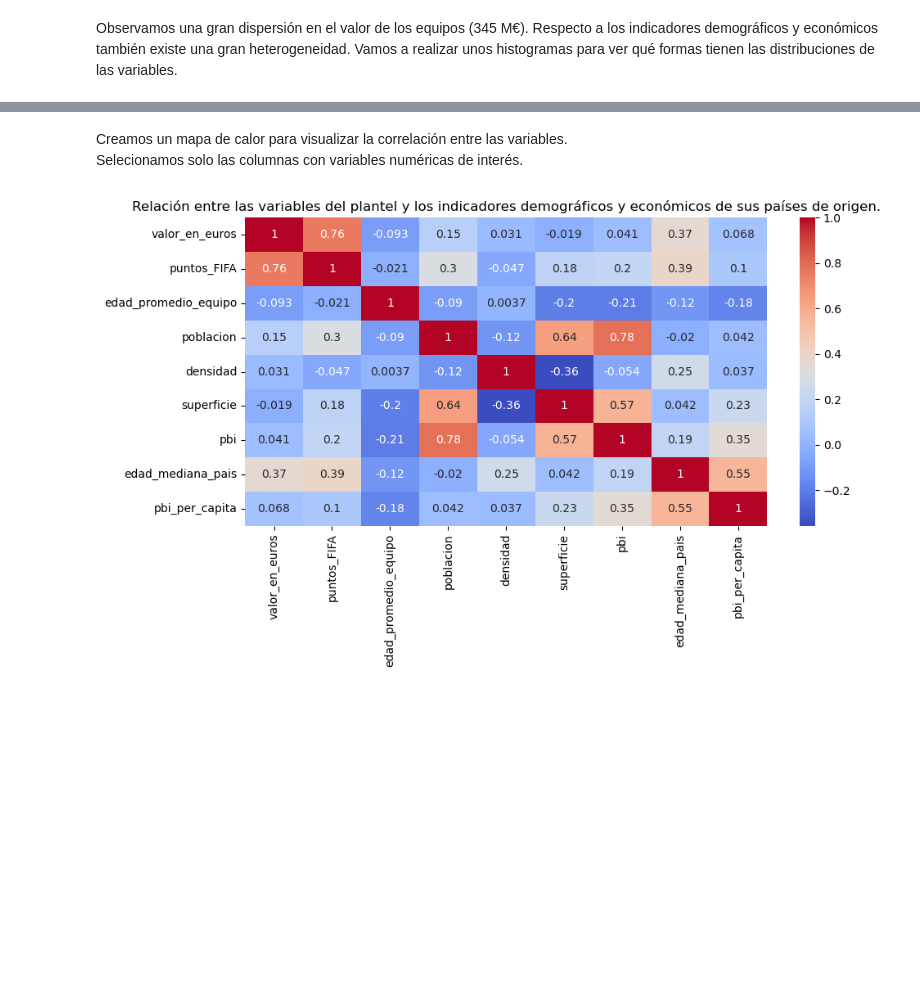
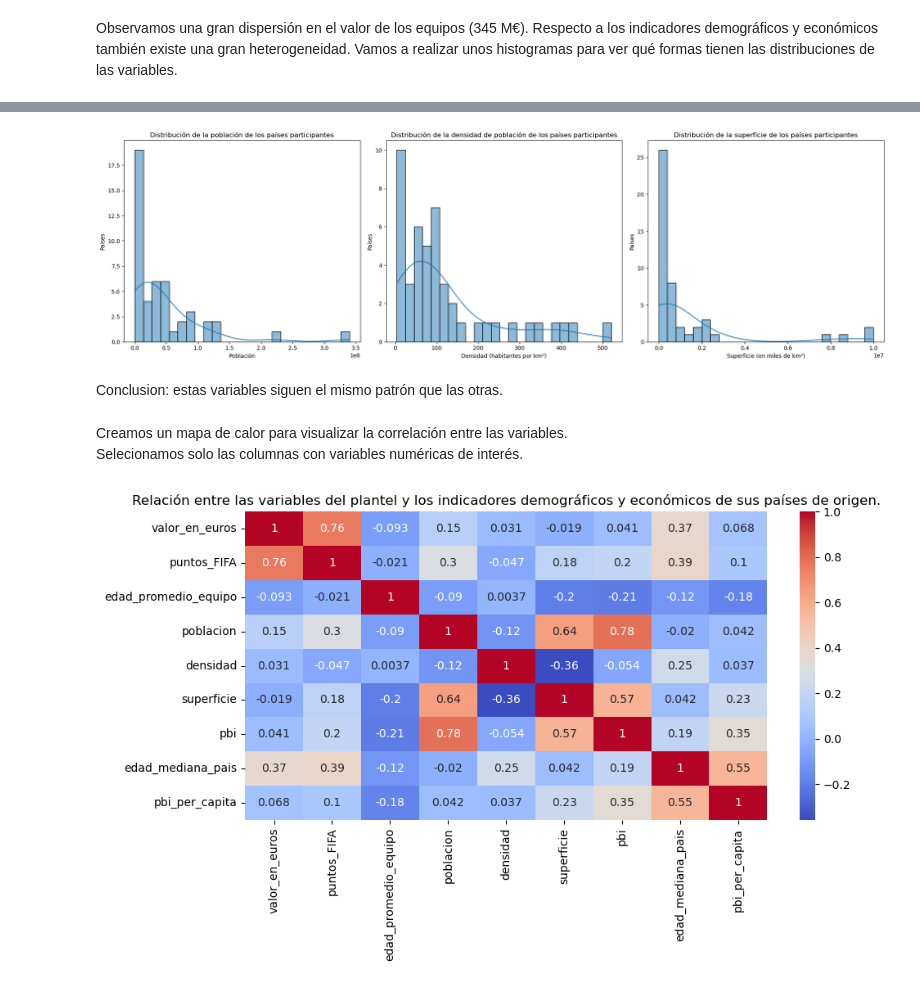
Before and after one commit to gleo1973/tp-laboratorio-mcag-1c2026, a Jupyter notebook: Laboratorio_TP_2026.ipynb, the cells around one changed output, grey strips where cells are left out. Cells and saved outputs as stored; diff of their text form; code cells hidden in the pictures; blank space fills up the shorter version.

```diff
--- a/Laboratorio_TP_2026.ipynb
+++ b/Laboratorio_TP_2026.ipynb
@@ -546,3 +559,28 @@ Conclusión: los tres histogramas muestran asimetría positiva (sesgo a la derec
+# %%
+fig, axes = plt.subplots(1, 3, figsize=(20, 6))
+
+sns.histplot(df_filtrado["poblacion"], bins=25, kde=True, ax=axes[0]) #usamos el dataset filtrado para no incluir la informacion de Inglaterra y evitar duplicados
+axes[0].set_title("Distribución de la población de los países participantes")
+axes[0].set_xlabel("Población")
+axes[0].set_ylabel("Países")
+
+sns.histplot(df_filtrado["densidad"], bins=25, kde=True, ax=axes[1]) #usamos el dataset filtrado para no incluir la informacion de Inglaterra y evitar duplicados
+axes[1].set_title("Distribución de la densidad de población de los países participantes")
+axes[1].set_xlabel("Densidad (habitantes por km²)")
+axes[1].set_ylabel("Países")
+
+sns.histplot(df_filtrado["superficie"], bins=25, kde=True, ax=axes[2]) #usamos el dataset filtrado para no incluir la informacion de Inglaterra y evitar duplicados
+axes[2].set_title("Distribución de la superficie de los países participantes")
+axes[2].set_xlabel("Superficie (en miles de km²)")
+axes[2].set_ylabel("Países")
+
+plt.tight_layout()
+plt.savefig("imagenes/histogramas_poblacion_densidad_superficie.png")
+plt.show()
+# %% [output]
+[figure, added]
+# %% [markdown]
+Conclusion: estas variables siguen el mismo patrón que las otras.
 # %% [markdown]
 Creamos un mapa de calor para visualizar la correlación entre las variables.
 Selecionamos solo las columnas con variables numéricas de interés.
```
Also changed, not shown: parts of 6 cells of this notebook, 6 other files.
